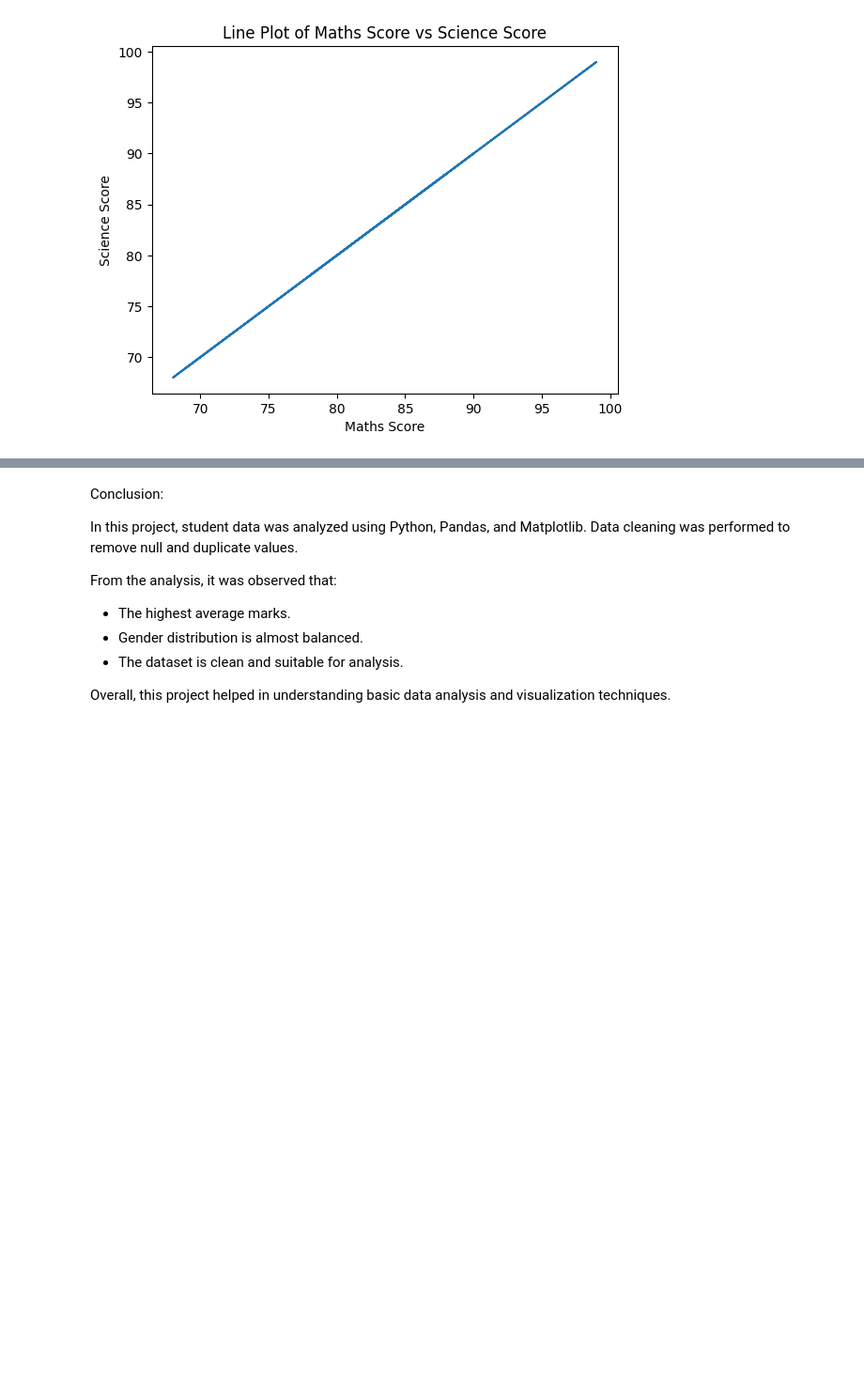
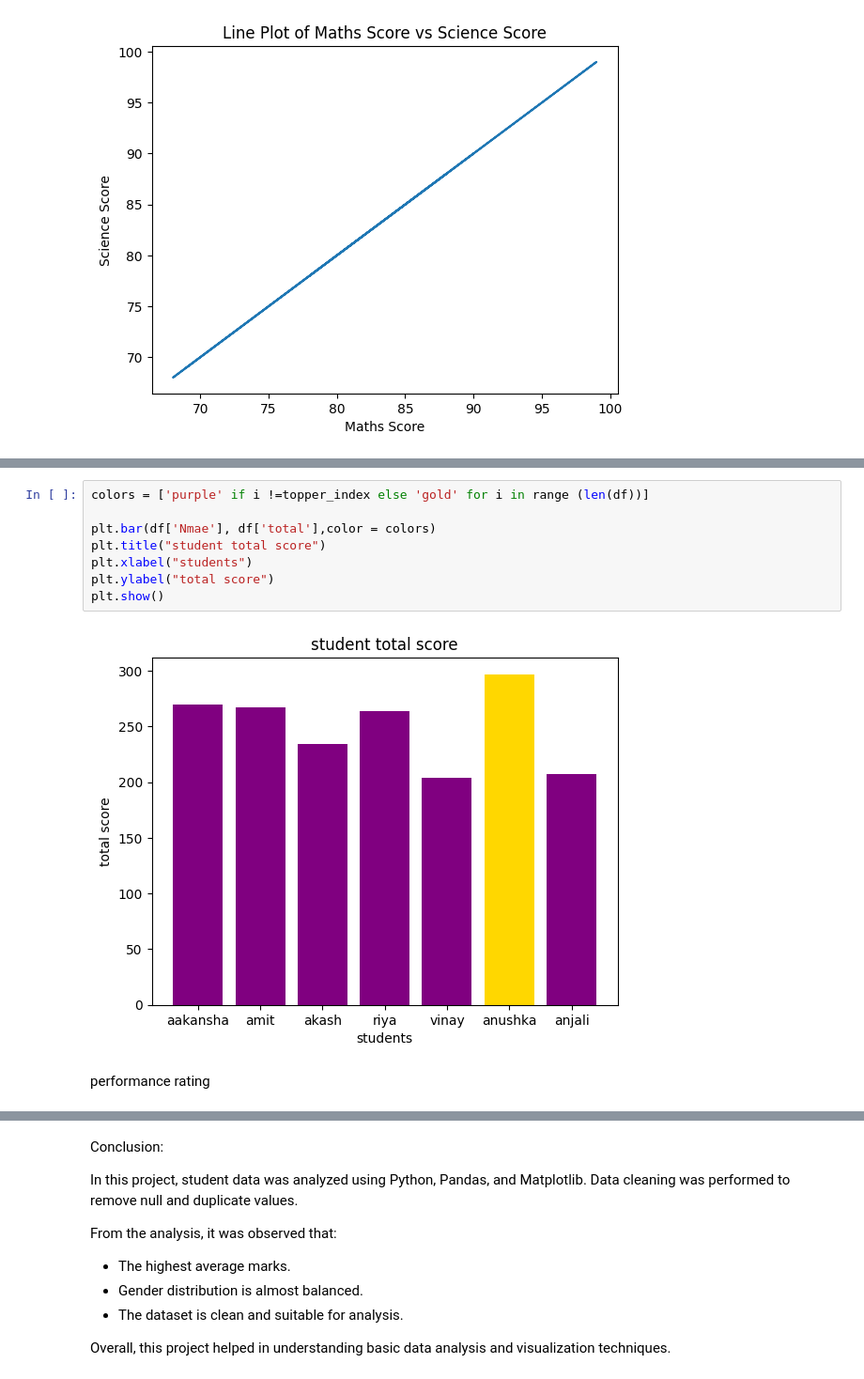
Before and after one commit to mohinilodhi/data---analysis-projects, a Jupyter notebook: project1.ipynb, the cells around one changed output, grey strips where cells are left out. Shown at 94% size. Drawn from its saved outputs; the diff is of its cells as text; blank space fills up the shorter version.

```diff
--- a/project1.ipynb
+++ b/project1.ipynb
@@ -190,0 +253,12 @@ Text(0.5, 1.0, 'Line Plot of Maths Score vs Science Score')
+# %%
+colors = ['purple' if i !=topper_index else 'gold' for i in range (len(df))]
+
+plt.bar(df['Nmae'], df['total'],color = colors)
+plt.title("student total score")
+plt.xlabel("students")
+plt.ylabel("total score")
+plt.show()
+# %% [output]
+[figure, added]
+# %% [markdown]
+performance rating
```
Also changed, not shown: parts of 10 cells of this notebook.
